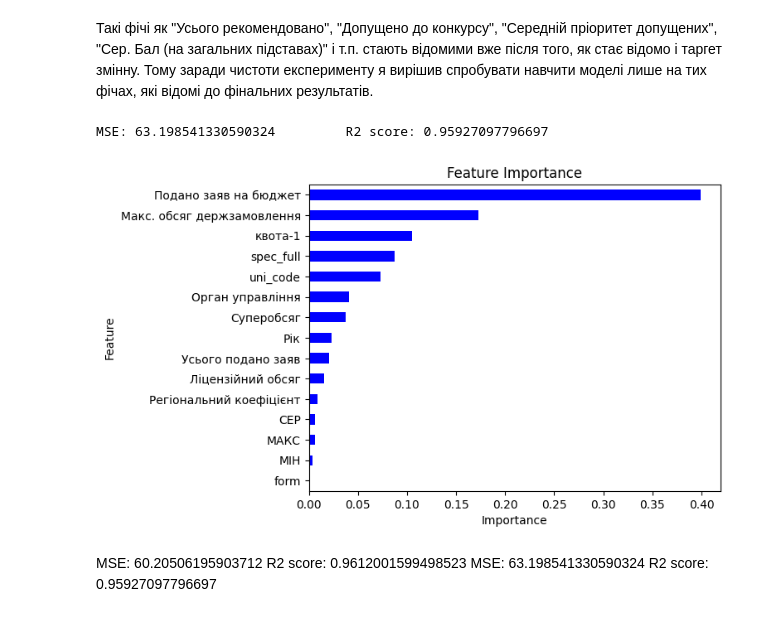
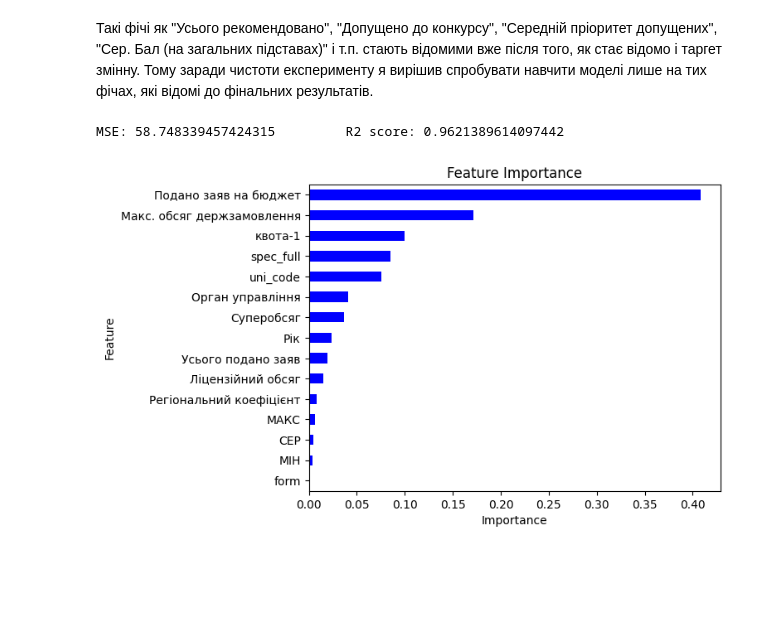
Before and after one commit to Natanius18/diploma, a Jupyter notebook: data_processing/test_only_known_features.ipynb, the cells around one changed output. Cells and saved outputs as stored; diff of their text form; code cells hidden in the pictures; blank space fills up the shorter version.

```diff
--- a/data_processing/test_only_known_features.ipynb
+++ b/data_processing/test_only_known_features.ipynb
@@ -37,23 +32,20 @@ sc = StandardScaler()
 X_train_std = sc.fit_transform(X_train)
 X_test_std = sc.transform(X_test)
 # %%
-xgb_regressor1 = XGBRegressor(tree_method='exact', learning_rate=0.1, max_depth=5, n_estimators=5000, seed=1, validate_parameters=False)
-xgb_regressor1.fit(X_train_std, y_train)
+xgb_regressor = XGBRegressor(tree_method='exact', base_score=0.05, learning_rate=0.1, max_depth=5, n_estimators=5000, seed=1, validate_parameters=False)
+xgb_regressor.fit(X_train_std, y_train)
 
-y_pred = xgb_regressor1.predict(X_test_std)
+y_pred = xgb_regressor.predict(X_test_std)
 print_results(y_test, y_pred)
 
-importances2 = pd.Series(xgb_regressor1.feature_importances_, index=X_train.columns)
-importances2.sort_values(ascending=True, inplace=True)
-importances2.plot.barh(color='blue')
+importances = pd.Series(xgb_regressor.feature_importances_, index=X_train.columns)
+importances.sort_values(ascending=True, inplace=True)
+importances.plot.barh(color='blue')
 plt.xlabel("Importance")
 plt.ylabel("Feature")
 plt.title("Feature Importance")
 plt.show()
 # %% [output]
-MSE: 63.198541330590324         R2 score: 0.95927097796697
+MSE: 58.748339457424315         R2 score: 0.9621389614097442
-[figure, old version]
+[figure, new version]
-# %% [markdown]
-MSE: 60.20506195903712 	R2 score: 0.9612001599498523
-MSE: 63.198541330590324 	R2 score: 0.95927097796697
 # %%
```
Also changed, not shown: parts of 6 cells of this notebook, 5 other files.
